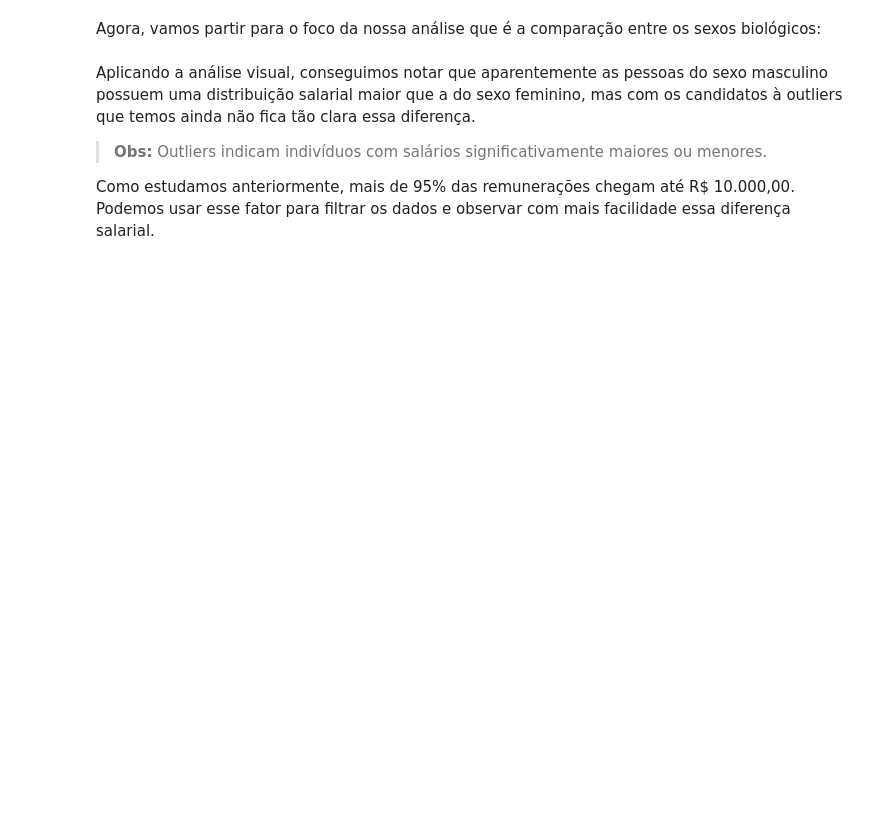
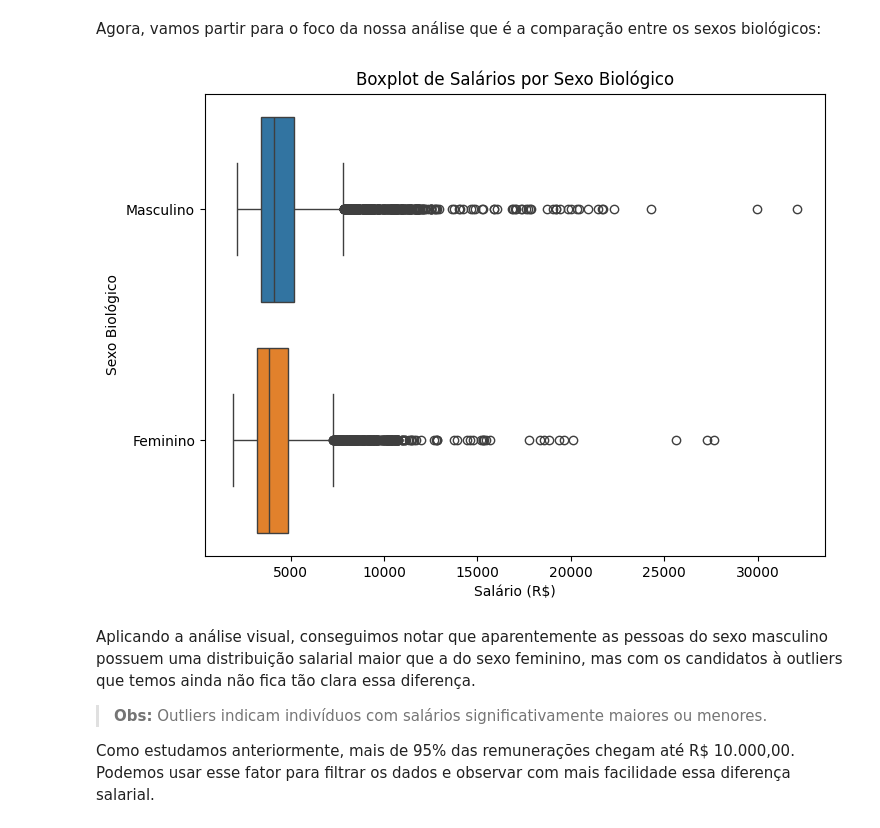
Before and after one commit to SergioCarmo-ro/estatistica_Python, a Jupyter notebook: Projeto_Inicial_Estatística_com_Python_frequencias_e_medidas.ipynb, the cells around one changed output. Saved outputs shown, nothing was run; the diff lists cells and outputs as text; code cells hidden in the pictures; blank space fills up the shorter version.

```diff
--- a/Projeto_Inicial_Estatística_com_Python_frequencias_e_medidas.ipynb
+++ b/Projeto_Inicial_Estatística_com_Python_frequencias_e_medidas.ipynb
@@ -1129,5 +1211,16 @@ Para sabermos os valores de cada elemento do boxplot, podemos utilizar as funç
 # %% [markdown]
 Agora, vamos partir para o foco da nossa análise que é a comparação entre os sexos biológicos:
+# %%
+plt.figure(figsize=(8, 6))
+ax = sns.boxplot(x='remuneracao', y='sexo_biologico', data=colaboradores, hue='sexo_biologico')
+
+plt.title('Boxplot de Salários por Sexo Biológico')
+plt.xlabel('Salário (R$)')
+plt.ylabel('Sexo Biológico')
+
+plt.show()
+# %% [output]
+[figure, added]
 # %% [markdown]
 Aplicando a análise visual, conseguimos notar que aparentemente as pessoas do sexo masculino possuem uma distribuição salarial maior que a do sexo feminino, mas com os candidatos à outliers que temos ainda não fica tão clara essa diferença.
 
```
Also changed, not shown: parts of 28 cells of this notebook.
